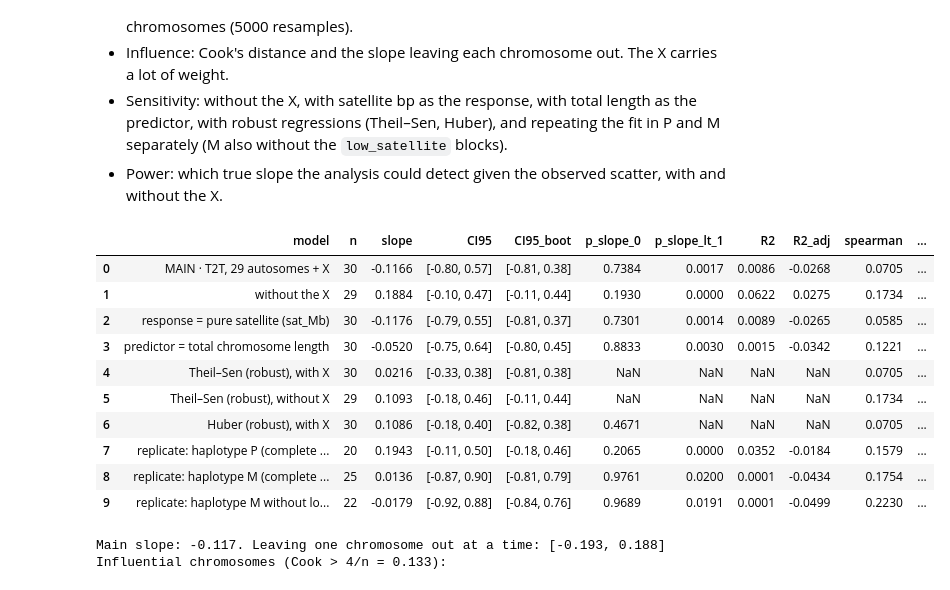
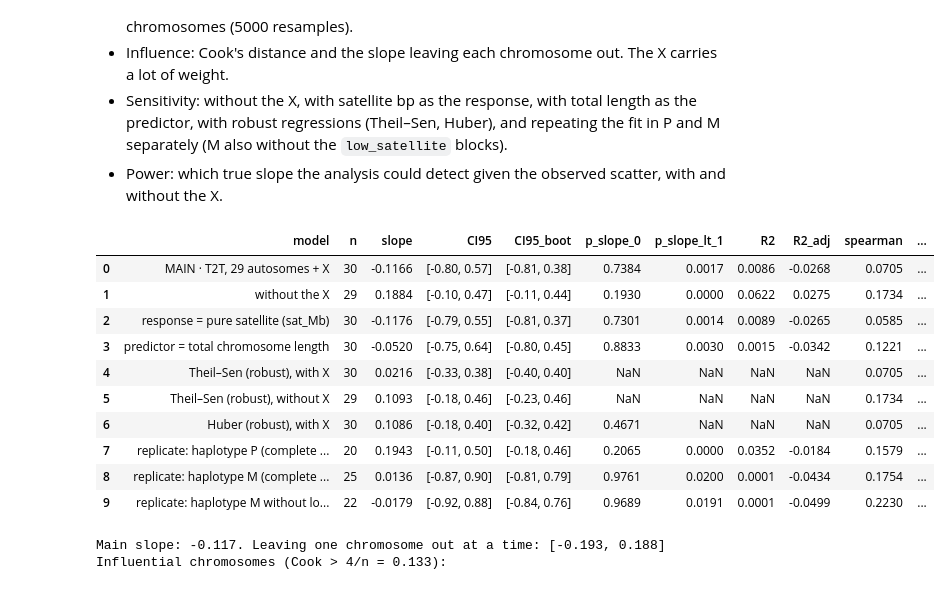
Before and after one commit to tiagoherrador/capra-hircus-centromeres, a Jupyter notebook: notebooks/analysis.ipynb, the cells around one changed output. Drawn from its saved outputs; the diff is of its cells as text; code cells hidden in the pictures.

Commit message:
Use each estimator's own bootstrap in H1 robust rows; update runner docstring

```diff
--- a/notebooks/analysis.ipynb
+++ b/notebooks/analysis.ipynb
@@ -876,39 +876,42 @@ def h1_row(df, y, x, label, how='ols'):
         b, _, lo, hi = stats.theilslopes(Y, X, 0.95)
     else:                                                     # Huber
         m = smf.rlm(f'{y} ~ {x}', df, M=sm.robust.norms.HuberT()).fit(); b = m.params[x]; lo, hi = m.conf_int().loc[x]; p0 = m.pvalues[x]
-    idx = rng_h1.integers(0, n, (5000, n)); bs = np.array([np.polyfit(X[i], Y[i], 1)[0] for i in idx])
+    if how == 'theil': fit = lambda x, y: stats.theilslopes(y, x)[0]                    # the bootstrap uses the same estimator as the row
+    elif how == 'huber': fit = lambda x, y: sm.RLM(y, sm.add_constant(x), M=sm.robust.norms.HuberT()).fit().params[1]
+    else: fit = lambda x, y: np.polyfit(x, y, 1)[0]
+    idx = rng_h1.integers(0, n, (5000, n)); bs = np.array([fit(X[i], Y[i]) for i in idx])
     rho, prho = stats.spearmanr(X, Y)
     return dict(model=label, n=n, slope=b, CI95=f'[{lo:.2f}, {hi:.2f}]', CI95_boot=f'[{np.percentile(bs, 2.5):.2f}, {np.percentile(bs, 97.5):.2f}]',
                 p_slope_0=p0, p_slope_lt_1=p1, R2=r2, R2_adj=r2a, spearman=rho, p_spearman=prho)
 
 def hap_frame(hap, drop_low=False):
     d = cen[(cen.hap == hap) & cen.complete & cen.cen_len.notna() & (cen.kind != 'Y')].copy()
     if drop_low: d = d[~d.low_satellite]
     d['lcen'] = np.log(d.cen_len/1e6); d['lrest'] = np.log((d.length - d.cen_len)/1e6); return d
 
 rows = [h1_row(D, 'lcen', 'lrest', 'MAIN · T2T, 29 autosomes + X'),
         h1_row(D[D.kind == 'autosome'], 'lcen', 'lrest', 'without the X'),
         h1_row(D, 'lsat', 'lrest', 'response = pure satellite (sat_Mb)'),
         h1_row(D, 'lcen', 'lchr', 'predictor = total chromosome length'),
         h1_row(D, 'lcen', 'lrest', 'Theil–Sen (robust), with X', 'theil'),
         h1_row(D[D.kind == 'autosome'], 'lcen', 'lrest', 'Theil–Sen (robust), without X', 'theil'),
         h1_row(D, 'lcen', 'lrest', 'Huber (robust), with X', 'huber'),
         h1_row(hap_frame('P'), 'lcen', 'lrest', 'replicate: haplotype P (complete autosomes)'),
         h1_row(hap_frame('M'), 'lcen', 'lrest', 'replicate: haplotype M (complete autosomes + X)'),
         h1_row(hap_frame('M', True), 'lcen', 'lrest', 'replicate: haplotype M without low_satellite blocks')]
 h1 = pd.DataFrame(rows)             # the first row is the main result (other cells read it)
 h1.to_csv(TAB/'H1_scaling.csv', index=False)
 pd.set_option('display.width', 200); pd.set_option('display.max_colwidth', 60)
 display(h1.round(4))
 # %% [output]
 |  | model | n | slope | CI95 | CI95_boot | p_slope_0 | p_slope_lt_1 | R2 | R2_adj | spearman | ... |
 | 0 | MAIN · T2T, 29 autosomes + X | 30 | -0.1166 | [-0.80, 0.57] | [-0.81, 0.38] | 0.7384 | 0.0017 | 0.0086 | -0.0268 | 0.0705 | ... |
 | 1 | without the X | 29 | 0.1884 | [-0.10, 0.47] | [-0.11, 0.44] | 0.1930 | 0.0000 | 0.0622 | 0.0275 | 0.1734 | ... |
 | 2 | response = pure satellite (sat_Mb) | 30 | -0.1176 | [-0.79, 0.55] | [-0.81, 0.37] | 0.7301 | 0.0014 | 0.0089 | -0.0265 | 0.0585 | ... |
 | 3 | predictor = total chromosome length | 30 | -0.0520 | [-0.75, 0.64] | [-0.80, 0.45] | 0.8833 | 0.0030 | 0.0015 | -0.0342 | 0.1221 | ... |
-| 4 | Theil–Sen (robust), with X | 30 | 0.0216 | [-0.33, 0.38] | [-0.81, 0.38] | NaN | NaN | NaN | NaN | 0.0705 | ... |
-| 5 | Theil–Sen (robust), without X | 29 | 0.1093 | [-0.18, 0.46] | [-0.11, 0.44] | NaN | NaN | NaN | NaN | 0.1734 | ... |
-| 6 | Huber (robust), with X | 30 | 0.1086 | [-0.18, 0.40] | [-0.82, 0.38] | 0.4671 | NaN | NaN | NaN | 0.0705 | ... |
+| 4 | Theil–Sen (robust), with X | 30 | 0.0216 | [-0.33, 0.38] | [-0.40, 0.40] | NaN | NaN | NaN | NaN | 0.0705 | ... |
+| 5 | Theil–Sen (robust), without X | 29 | 0.1093 | [-0.18, 0.46] | [-0.23, 0.46] | NaN | NaN | NaN | NaN | 0.1734 | ... |
+| 6 | Huber (robust), with X | 30 | 0.1086 | [-0.18, 0.40] | [-0.32, 0.42] | 0.4671 | NaN | NaN | NaN | 0.0705 | ... |
 | 7 | replicate: haplotype P (complete ... | 20 | 0.1943 | [-0.11, 0.50] | [-0.18, 0.46] | 0.2065 | 0.0000 | 0.0352 | -0.0184 | 0.1579 | ... |
 | 8 | replicate: haplotype M (complete ... | 25 | 0.0136 | [-0.87, 0.90] | [-0.81, 0.79] | 0.9761 | 0.0200 | 0.0001 | -0.0434 | 0.1754 | ... |
 | 9 | replicate: haplotype M without lo... | 22 | -0.0179 | [-0.92, 0.88] | [-0.84, 0.76] | 0.9689 | 0.0191 | 0.0001 | -0.0499 | 0.2230 | ... |
```
Also changed, not shown: 2 other files.
